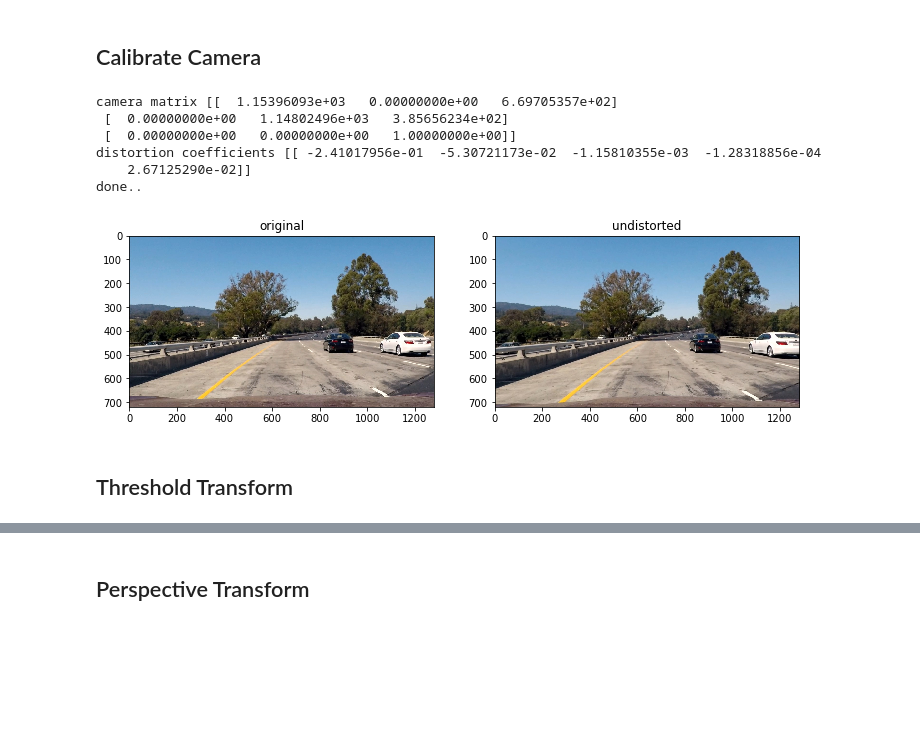
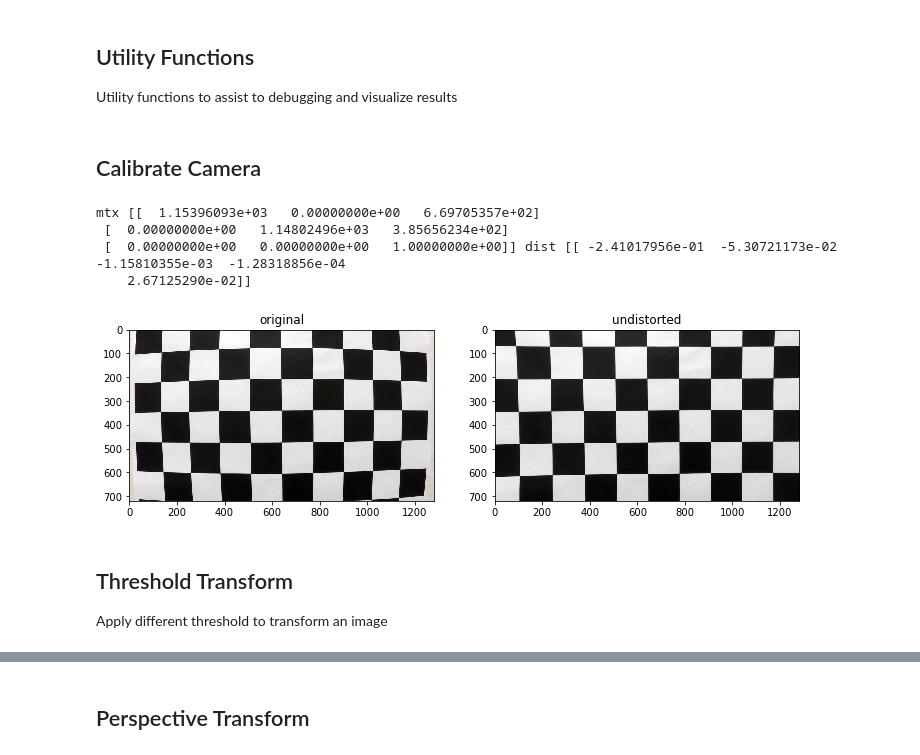
Before and after one commit to vincechan/CarND-AdvancedLaneFinding, a Jupyter notebook: advanced-lane-finding.ipynb, the cells around one changed output, grey strips where cells are left out. Drawn from its saved outputs; the diff is of its cells as text; code cells hidden in the pictures; blank space fills up the shorter version.

```diff
--- a/advanced-lane-finding.ipynb
+++ b/advanced-lane-finding.ipynb
@@ -46,0 +9,3 @@ def draw_trapezoid(img, points):
+# %% [markdown]
+## Utility Functions
+Utility functions to assist to debugging and visualize results
@@ -47,49 +70,57 @@ def draw_trapezoid(img, points):
 # %% [markdown]
 ## Calibrate Camera
 # %%
-# determine the object points and image points with chessboard images
-objpoints = []
-imgpoints = []
+class Camera:
+    ''' Calibrate camera and undistort pictures taken by the camera'''
+    def __init__(self):
+        self.mtx = []
+        self.dist = []
 
-# prepare object points
-nx = 9 #number of inside corners in x
-ny = 6 #number of inside corners in y
-objp = np.zeros((nx * ny, 3), np.float32)
-objp[:,:2] = np.mgrid[0:nx, 0:ny].T.reshape(-1,2)
+    def calibrate(self):
+        ''' calibrate the camera '''
+        nx = 9 # number of inside corners in x
+        ny = 6 # number of inside cornders in y
 
-fnames = glob.glob('./camera_cal/calibration*.jpg')
+        # determine the object points and image points with chessboard images
+        objpoints = []
+        imgpoints = []
 
-for fname in fnames:
-    img = cv2.imread(fname)
-    gray = cv2.cvtColor(img, cv2.COLOR_BGR2GRAY)
+        objp = np.zeros((nx * ny, 3), np.float32)
+        objp[:,:2] = np.mgrid[0:nx, 0:ny].T.reshape(-1,2)
 
-     # Find the chessboard corners
-    ret, corners = cv2.findChessboardCorners(gray, (nx, ny), None)
+        fnames = glob.glob('./camera_cal/calibration*.jpg')
+        for fname in fnames:
+            img = cv2.imread(fname)
+            gray = cv2.cvtColor(img, cv2.COLOR_BGR2GRAY)
 
-    # If found, add object points, image points
-    if ret == True:
-        objpoints.append(objp)
-        imgpoints.append(corners)
+             # Find the chessboard corners
+            ret, corners = cv2.findChessboardCorners(gray, (nx, ny), None)
 
-image = cv2.imread('test_images/test1.jpg')
-gray = cv2.cvtColor(image, cv2.COLOR_BGR2GRAY)
-ret, mtx, dist, rvecs, tvecs = cv2.calibrateCamera(objpoints, imgpoints, gray.shape[::-1], None, None)
+            # If found, add object points, image points
+            if ret == True:
+                objpoints.append(objp)
+                imgpoints.append(corners)
 
-print('camera matrix', mtx)
-print('distortion coefficients', dist)
-print('done..')
+        image = cv2.imread('camera_cal/calibration1.jpg')
+        gray = cv2.cvtColor(image, cv2.COLOR_BGR2GRAY)
+        ret, self.mtx, self.dist, rvecs, tvecs = cv2.calibrateCamera(objpoints, imgpoints, gray.shape[::-1], None, None)
 
-def undistort(img):
-    return cv2.undistort(img, mtx, dist, None, mtx)
+    def undistort(self, img):
+        return cv2.undistort(img, self.mtx, self.dist, None, self.mtx)
 
-# display a sample
-undistorted_image = cv2.undistort(image, mtx, dist, None, mtx)
-plot_images(image, undistorted_image, 'original', 'undistorted')
+    def example(self):
+        img = cv2.imread('camera_cal/calibration1.jpg')
+        img_undist = self.undistort(img)
+        print("mtx", self.mtx, "dist", self.dist)
+        plot_images([to_rgb(img), to_rgb(img_undist)], titles=['original','undistorted'])
+
+
+camera = Camera()
+camera.calibrate()
+camera.example()
 # %% [output]
-camera matrix [[  1.15396093e+03   0.00000000e+00   6.69705357e+02]
+mtx [[  1.15396093e+03   0.00000000e+00   6.69705357e+02]
  [  0.00000000e+00   1.14802496e+03   3.85656234e+02]
- [  0.00000000e+00   0.00000000e+00   1.00000000e+00]]
-distortion coefficients [[ -2.41017956e-01  -5.30721173e-02  -1.15810355e-03  -1.28318856e-04
+ [  0.00000000e+00   0.00000000e+00   1.00000000e+00]] dist [[ -2.41017956e-01  -5.30721173e-02  -1.15810355e-03  -1.28318856e-04
     2.67125290e-02]]
-done..
-[figure, old version]
+[figure, new version]
@@ -96,2 +132,3 @@ done..
 # %% [markdown]
 ## Threshold Transform
+Apply different threshold to transform an image
```
Also changed, not shown: parts of 23 cells of this notebook, 9 other files.
